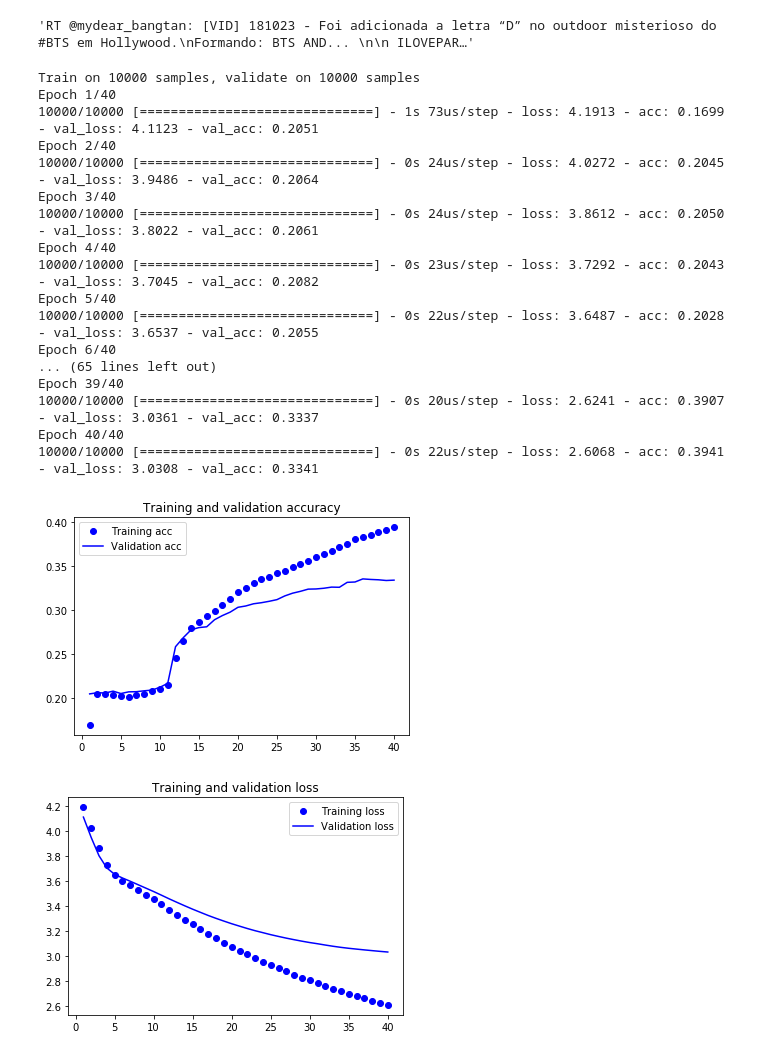
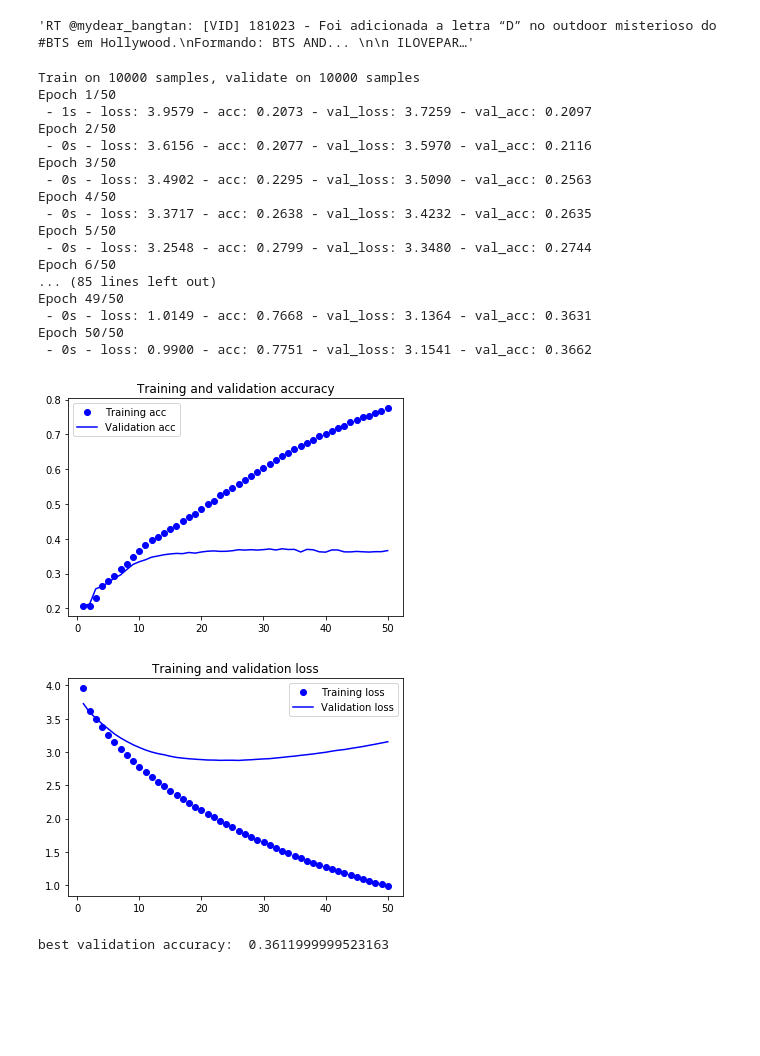
Before and after one commit to nicksexton/emojitranslate, a Jupyter notebook: 1 - emoji predict.ipynb, the cells around one changed output. Saved outputs shown, nothing was run; the diff lists cells and outputs as text; code cells hidden in the pictures; blank space fills up the shorter version.

Commit message:
intial hyperparameter tuning for embedding layer -> shallow network

```diff
--- a/1 - emoji predict.ipynb
+++ b/1 - emoji predict.ipynb
@@ -496,12 +497,12 @@ x_test_sequences = convert_to_sequences(x_test, tokenizer, maxlen=20)
 # %%
 n_output_classes = y_dev_idx.shape[1]
 
-def simple_embedding_model(n_output_classes, max_sequence_length = 20):
+def simple_embedding_model(n_output_classes, n_embedding_dims = 16, max_sequence_length = 20):
 
     model = Sequential()
 
     # 8-dimensional embedding layer for 1,000 words
-    model.add(Embedding(1000, 8, input_length = max_sequence_length), name="embedding")
+    model.add(Embedding(1000, n_embedding_dims, input_length = max_sequence_length, name="embedding"))
 
     # flattens 3D tensor of embeddings into 2D tensor of shape (samples, maxlen * 8)
     model.add(Flatten())
@@ -513,49 +514,56 @@ def simple_embedding_model(n_output_classes, max_sequence_length = 20):
 
     return (model)
 # %%
-model = simple_embedding_model(n_output_classes, maxlen)
+clear_session()
+
+model = simple_embedding_model(n_output_classes,
+                               n_embedding_dims = 64,
+                               max_sequence_length = maxlen)
 
 early = keras.callbacks.EarlyStopping(monitor='val_acc',
                               min_delta=0.03,
                               patience=2,
                               verbose=1, mode='auto')
 
 checkpoint = keras.callbacks.ModelCheckpoint(filepath='emoji_embedding.h5',
                                              monitor='val_acc',
                                              save_best_only = True)
 
-#tensorboard = keras.callbacks.TensorBoard(log_dir='tensorboard_log',
-#                                          #write_grads=1,
-#                                          #histogram_freq=1,
-#                                          embeddings_freq=1,
-#                                          embeddings_data=,
-#                                          embedding_layer_names='embedding')
+tensorboard = keras.callbacks.TensorBoard(log_dir='tensorboard_log',
+                                          #write_grads=1,
+                                          #histogram_freq=1,
+                                          embeddings_freq=1,
+                                          embeddings_data='embedding') ## ?? How to implement this
 
 history = model.fit (x_train_sequences, y_train_idx,
                      validation_data = (x_dev_sequences, y_dev_idx),
-                     epochs = 40,
+                     epochs = 50,
                      batch_size = 512,
-                     verbose=1)
-                     #callbacks=[early, checkpoint, tensorboard])
+                     verbose=2)
+                     #callbacks=[tensorboard])
 
 plot_train_history(history)
 # %% [output]
 Train on 10000 samples, validate on 10000 samples
-Epoch 1/40
-10000/10000 [==============================] - 1s 73us/step - loss: 4.1913 - acc: 0.1699 - val_loss: 4.1123 - val_acc: 0.2051
-Epoch 2/40
-10000/10000 [==============================] - 0s 24us/step - loss: 4.0272 - acc: 0.2045 - val_loss: 3.9486 - val_acc: 0.2064
-Epoch 3/40
-10000/10000 [==============================] - 0s 24us/step - loss: 3.8612 - acc: 0.2050 - val_loss: 3.8022 - val_acc: 0.2061
-Epoch 4/40
-10000/10000 [==============================] - 0s 23us/step - loss: 3.7292 - acc: 0.2043 - val_loss: 3.7045 - val_acc: 0.2082
-Epoch 5/40
-10000/10000 [==============================] - 0s 22us/step - loss: 3.6487 - acc: 0.2028 - val_loss: 3.6537 - val_acc: 0.2055
-Epoch 6/40
-... (65 lines left out)
-Epoch 39/40
-10000/10000 [==============================] - 0s 20us/step - loss: 2.6241 - acc: 0.3907 - val_loss: 3.0361 - val_acc: 0.3337
-Epoch 40/40
-10000/10000 [==============================] - 0s 22us/step - loss: 2.6068 - acc: 0.3941 - val_loss: 3.0308 - val_acc: 0.3341
+Epoch 1/50
+ - 1s - loss: 3.9579 - acc: 0.2073 - val_loss: 3.7259 - val_acc: 0.2097
+Epoch 2/50
+ - 0s - loss: 3.6156 - acc: 0.2077 - val_loss: 3.5970 - val_acc: 0.2116
+Epoch 3/50
+ - 0s - loss: 3.4902 - acc: 0.2295 - val_loss: 3.5090 - val_acc: 0.2563
+Epoch 4/50
+ - 0s - loss: 3.3717 - acc: 0.2638 - val_loss: 3.4232 - val_acc: 0.2635
+Epoch 5/50
+ - 0s - loss: 3.2548 - acc: 0.2799 - val_loss: 3.3480 - val_acc: 0.2744
+Epoch 6/50
+... (85 lines left out)
+Epoch 49/50
+ - 0s - loss: 1.0149 - acc: 0.7668 - val_loss: 3.1364 - val_acc: 0.3631
+Epoch 50/50
+ - 0s - loss: 0.9900 - acc: 0.7751 - val_loss: 3.1541 - val_acc: 0.3662
-[figure, old version]
+[figure, new version]
-[figure, old version]
+[figure, new version]
+# %%
+print ("best validation accuracy: ", max(history.history['val_acc']))
+# %% [output]
+best validation accuracy:  0.3611999999523163
```
Also changed, not shown: parts of 4 cells of this notebook.
